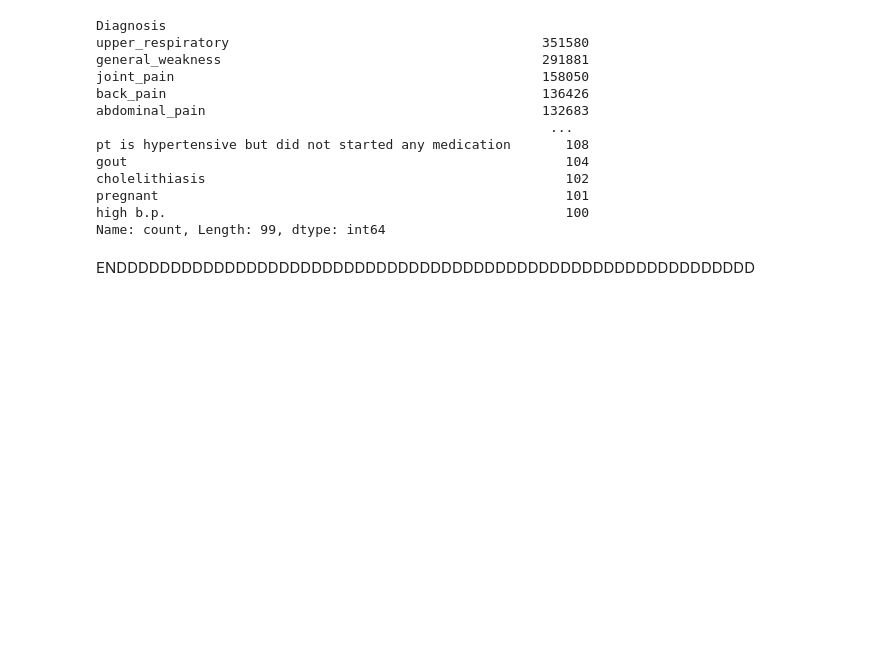
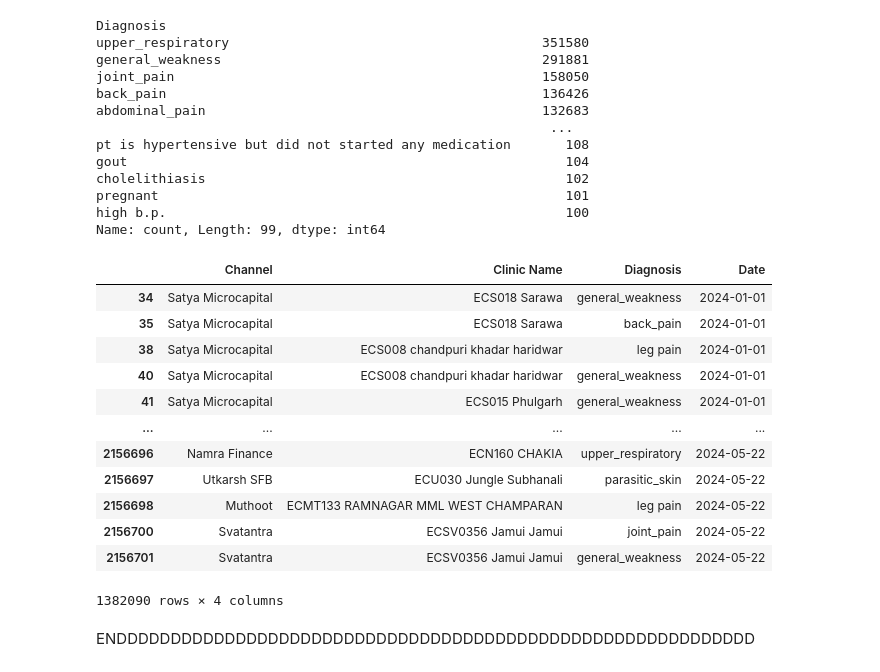
Before and after one commit to sidmehta04/Diagnosis1, a Jupyter notebook: sample.ipynb, the cells around one changed output. Drawn from its saved outputs; the diff is of its cells as text; code cells hidden in the pictures; blank space fills up the shorter version.

```diff
--- a/sample.ipynb
+++ b/sample.ipynb
@@ -492,3 +490,24 @@ result_data.to_json("Final_Data.json")
+# %%
+
+result_data_final=result_data[["Channel","Clinic Name","Diagnosis","Date"]]
+top_20_diagnoses = result_data_final['Diagnosis'].value_counts().nlargest(20).index
+result_data_final = result_data_final[result_data_final['Diagnosis'].isin(top_20_diagnoses)]
+# %%
+result_data_final
+# %% [output]
+|  | Channel | Clinic Name | Diagnosis | Date |
+| 34 | Satya Microcapital | ECS018 Sarawa | general_weakness | 2024-01-01 |
+| 35 | Satya Microcapital | ECS018 Sarawa | back_pain | 2024-01-01 |
+| 38 | Satya Microcapital | ECS008 chandpuri khadar haridwar | leg pain | 2024-01-01 |
+| 40 | Satya Microcapital | ECS008 chandpuri khadar haridwar | general_weakness | 2024-01-01 |
+| 41 | Satya Microcapital | ECS015 Phulgarh | general_weakness | 2024-01-01 |
+| ... | ... | ... | ... | ... |
+| 2156696 | Namra Finance | ECN160 CHAKIA | upper_respiratory | 2024-05-22 |
+| 2156697 | Utkarsh SFB | ECU030 Jungle Subhanali | parasitic_skin | 2024-05-22 |
+| 2156698 | Muthoot | ECMT133 RAMNAGAR MML WEST CHAMPARAN | leg pain | 2024-05-22 |
+| 2156700 | Svatantra | ECSV0356 Jamui Jamui | joint_pain | 2024-05-22 |
+| 2156701 | Svatantra | ECSV0356 Jamui Jamui | general_weakness | 2024-05-22 |
+1382090 rows × 4 columns
 # %%
 # import pandas as pd
 
```
Also changed, not shown: parts of 1 cell of this notebook.
